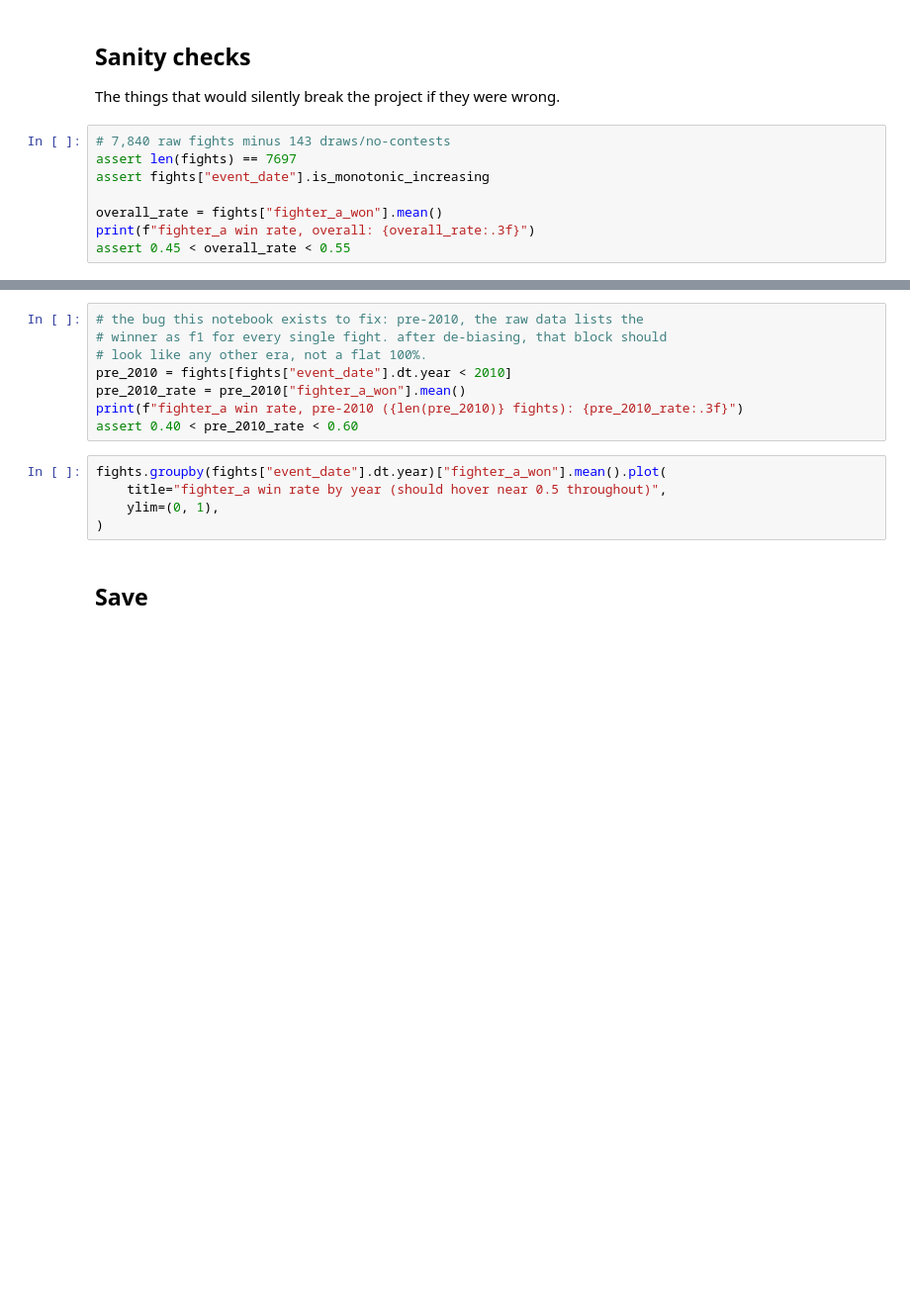
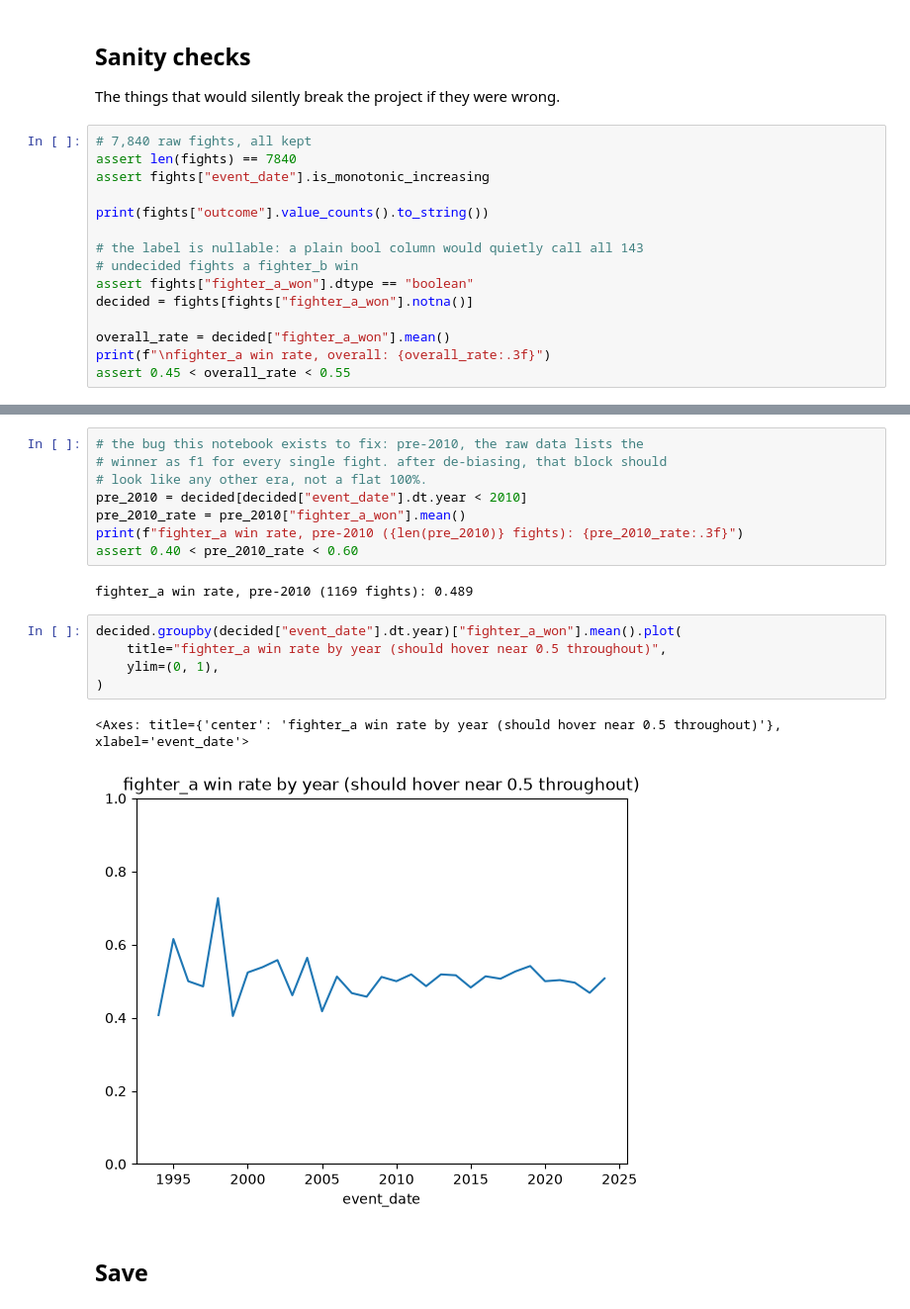
Before and after one commit to matteoberagnoli/ufc_fight_predictor, a Jupyter notebook: 02_build_fights_dataset.ipynb, the cells around one changed output, grey strips where cells are left out. Shown at 99% size. Cells and saved outputs as stored; diff of their text form; blank space fills up the shorter version.

```diff
--- a/02_build_fights_dataset.ipynb
+++ b/02_build_fights_dataset.ipynb
@@ -20,10 +28,17 @@ fights = build_fight_dataset()
 
 The things that would silently break the project if they were wrong.
 # %%
-# 7,840 raw fights minus 143 draws/no-contests
-assert len(fights) == 7697
+# 7,840 raw fights, all kept
+assert len(fights) == 7840
 assert fights["event_date"].is_monotonic_increasing
 
-overall_rate = fights["fighter_a_won"].mean()
-print(f"fighter_a win rate, overall: {overall_rate:.3f}")
+print(fights["outcome"].value_counts().to_string())
+
+# the label is nullable: a plain bool column would quietly call all 143
+# undecided fights a fighter_b win
+assert fights["fighter_a_won"].dtype == "boolean"
+decided = fights[fights["fighter_a_won"].notna()]
+
+overall_rate = decided["fighter_a_won"].mean()
+print(f"\nfighter_a win rate, overall: {overall_rate:.3f}")
 assert 0.45 < overall_rate < 0.55
@@ -31,15 +54,20 @@ assert 0.45 < overall_rate < 0.55
 # the bug this notebook exists to fix: pre-2010, the raw data lists the
 # winner as f1 for every single fight. after de-biasing, that block should
 # look like any other era, not a flat 100%.
-pre_2010 = fights[fights["event_date"].dt.year < 2010]
+pre_2010 = decided[decided["event_date"].dt.year < 2010]
 pre_2010_rate = pre_2010["fighter_a_won"].mean()
 print(f"fighter_a win rate, pre-2010 ({len(pre_2010)} fights): {pre_2010_rate:.3f}")
 assert 0.40 < pre_2010_rate < 0.60
+# %% [output]
+fighter_a win rate, pre-2010 (1169 fights): 0.489
 # %%
-fights.groupby(fights["event_date"].dt.year)["fighter_a_won"].mean().plot(
+decided.groupby(decided["event_date"].dt.year)["fighter_a_won"].mean().plot(
     title="fighter_a win rate by year (should hover near 0.5 throughout)",
     ylim=(0, 1),
 )
+# %% [output]
+<Axes: title={'center': 'fighter_a win rate by year (should hover near 0.5 throughout)'}, xlabel='event_date'>
+[figure, added]
 # %% [markdown]
 ## Save
 # %%
```
Also changed, not shown: parts of 3 cells of this notebook, 15 other files.
